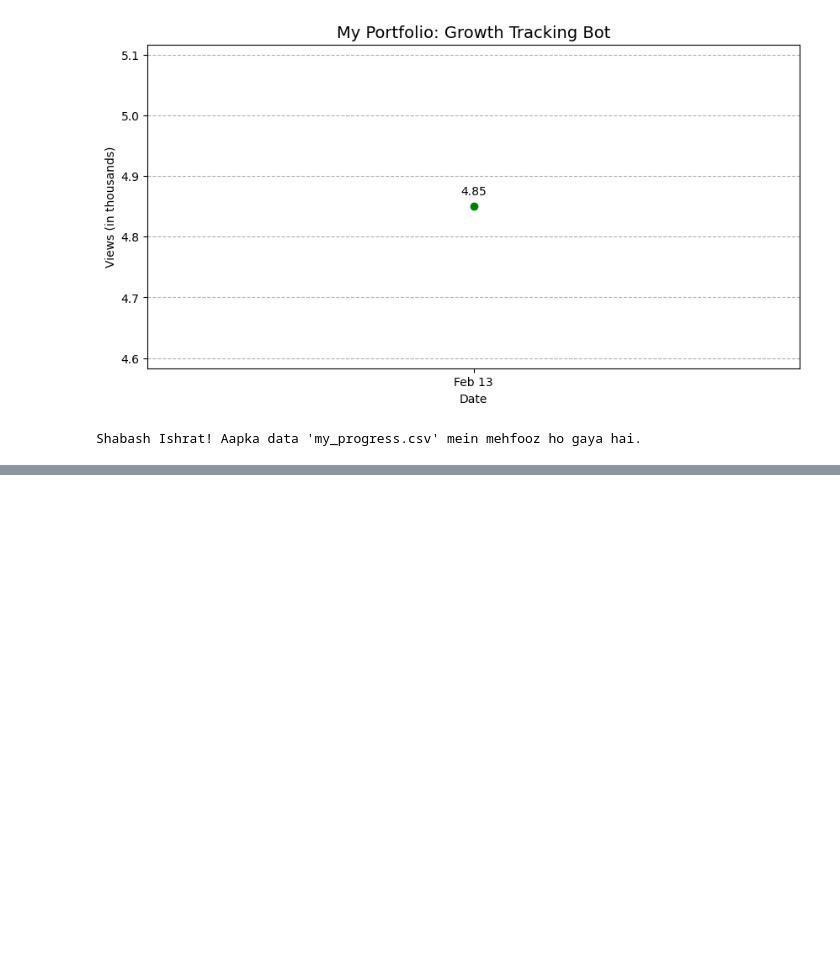
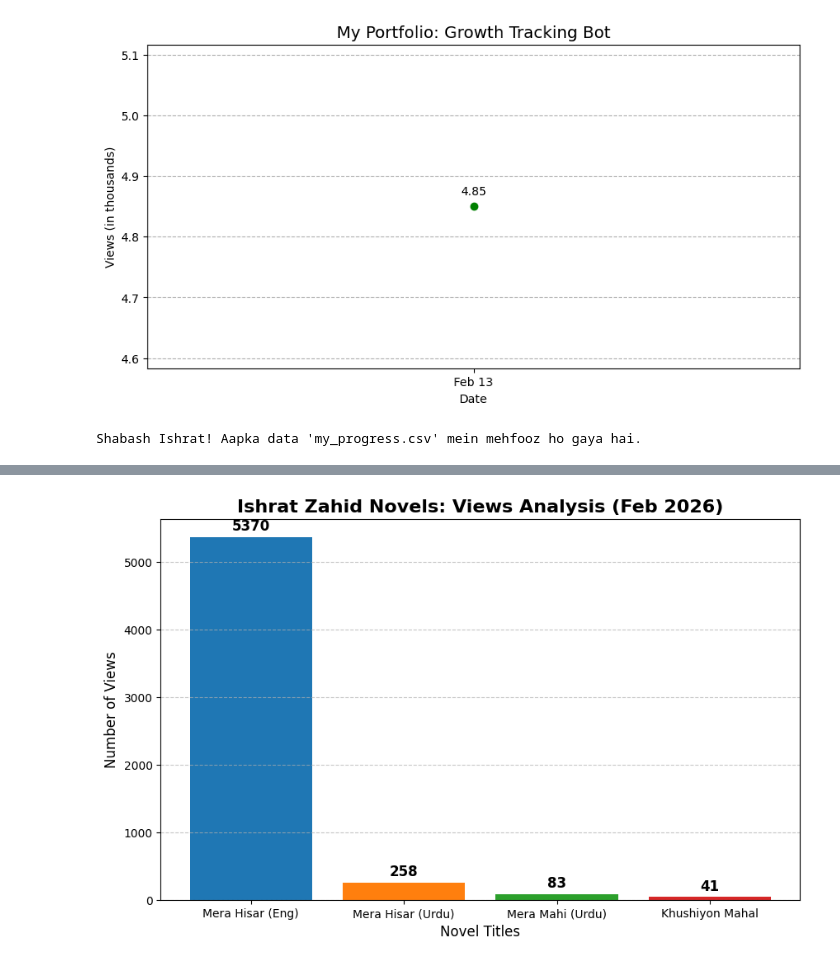
Before and after one commit to ishratdigitalcreation-26/Novel-Growth-Tracker, a Jupyter notebook: Ishrat_Portfolio_Bot.ipynb, the cells around one changed output, grey strips where cells are left out. Drawn from its saved outputs; the diff is of its cells as text; code cells hidden in the pictures; blank space fills up the shorter version.

```diff
--- a/Ishrat_Portfolio_Bot.ipynb
+++ b/Ishrat_Portfolio_Bot.ipynb
@@ -48,3 +50,29 @@ files.download('my_progress.csv')
 # %% [output]
 [interactive output not drawn]
 [interactive output not drawn]
+# %%
+import matplotlib.pyplot as plt
+
+# آپ کے ناولز کا ڈیٹا
+novels = ['Mera Hisar (Eng)', 'Mera Hisar (Urdu)', 'Mera Mahi (Urdu)', 'Khushiyon Mahal']
+views = [5370, 258, 83, 41] # آپ کے تازہ ترین ویوز
+
+# گراف کا ڈیزائن
+plt.figure(figsize=(10, 6))
+bars = plt.bar(novels, views, color=['#1f77b4', '#ff7f0e', '#2ca02c', '#d62728'])
+
+# گراف پر نمبرز لکھنا
+for bar in bars:
+    yval = bar.get_height()
+    plt.text(bar.get_x() + bar.get_width()/2, yval + 50, yval, ha='center', va='bottom', fontsize=12, fontweight='bold')
+
+# ٹائٹل اور لیبلز
+plt.title('Ishrat Zahid Novels: Views Analysis (Feb 2026)', fontsize=16, fontweight='bold')
+plt.xlabel('Novel Titles', fontsize=12)
+plt.ylabel('Number of Views', fontsize=12)
+plt.grid(axis='y', linestyle='--', alpha=0.7)
+
+# گراف دکھانا
+plt.show()
+# %% [output]
+[figure, added]
```
Also changed, not shown: parts of 2 cells of this notebook.
